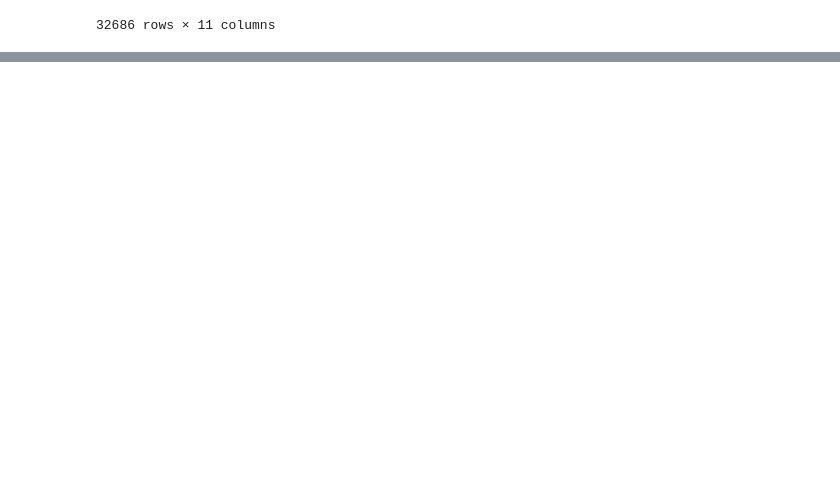
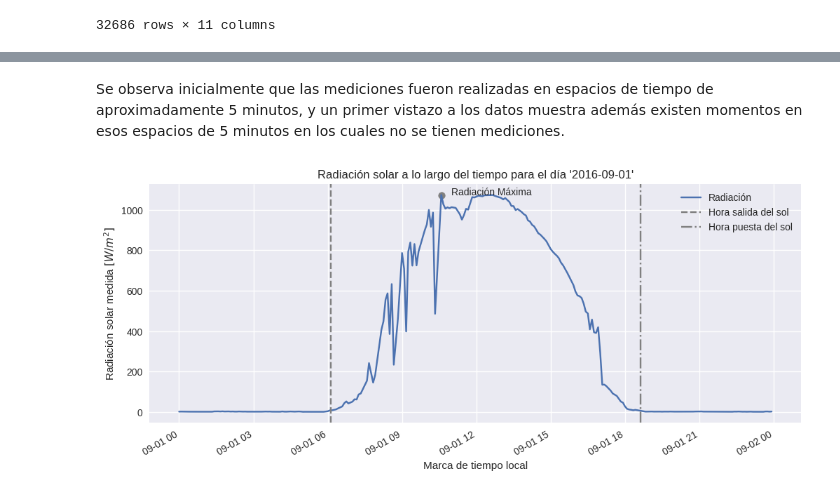
Before and after one commit to MoisesGuerreroUdeA/Seminario-Analitica-CDatos, a Jupyter notebook: jupyter/ME03/ME03_dataset2.ipynb, the cells around one changed output, grey strips where cells are left out. Saved outputs shown, nothing was run; the diff lists cells and outputs as text; code cells hidden in the pictures; blank space fills up the shorter version.

Commit message:
Actualización notebook ME03 análisis y descripción datos

```diff
--- a/jupyter/ME03/ME03_dataset2.ipynb
+++ b/jupyter/ME03/ME03_dataset2.ipynb
@@ -111,0 +195,4 @@ df
+# %%
+df['TimeSunRise'] = pd.to_datetime(df['Data'].str.replace('12:00:00 AM', '') + df['TimeSunRise'], format = '%m/%d/%Y %H:%M:%S')
+df['TimeSunSet'] = pd.to_datetime(df['Data'].str.replace('12:00:00 AM', '') + df['TimeSunSet'], format = '%m/%d/%Y %H:%M:%S')
+df
@@ -111,0 +243,7 @@ df
+# %%
+df['Temperature'] = (df['Temperature'] - 32) * (5/9)
+df['Speed'] = df['Speed'] * 0.44704
+# %%
+# Reordenamos y seleccionamos las columnas que usaremos
+df_prep = df[['DatetimeUTC', 'DatetimeLocal', 'Radiation', 'Temperature', 'Pressure', 'Humidity', 'WindDirection(Degrees)', 'Speed', 'TimeSunRise', 'TimeSunSet']].copy()
+df_prep
@@ -141,0 +310,2 @@ df.describe(include='all')
+# %%
+dia_mediciones = '2016-09-01'
@@ -141,0 +328,37 @@ df.describe(include='all')
+# %% [markdown]
+Se observa inicialmente que las mediciones fueron realizadas en espacios de tiempo de aproximadamente 5 minutos, y un primer vistazo a los datos muestra además existen momentos en esos espacios de 5 minutos en los cuales no se tienen mediciones.
+# %%
+# Configuración de estilo de gráficos
+plt.rcParams['image.cmap'] = "bwr"
+plt.rcParams['savefig.bbox'] = "tight"
+plt.style.use('seaborn-v0_8')
+
+# Gráfico a lo largo del tiempo para un día
+df_prep[df_prep.DatetimeLocal.between(f'{dia_mediciones} 00:00:00', f'{dia_mediciones} 23:59:59')].plot(
+    x = 'DatetimeLocal',
+    y = 'Radiation',
+    grid = True,
+    label='Radiación',
+    figsize = (12, 5),
+    fontsize = 10)
+
+# Obtenemos el valor máximo de radiación medido en el día
+df_prep_day = df_prep[df_prep.DatetimeLocal.between(f'{dia_mediciones} 00:00:00', f'{dia_mediciones} 23:59:59')]
+df_prep_max_rad = df_prep_day[df_prep_day.Radiation == df_prep_day.Radiation.max()]
+
+# Radiación máxima medida en el día
+plt.scatter(df_prep_max_rad['DatetimeLocal'], df_prep_max_rad['Radiation'], c='gray')
+plt.annotate('Radiación Máxima', (df_prep_max_rad['DatetimeLocal'], df_prep_max_rad['Radiation']),
+             textcoords="offset points", xytext=(10,0), ha='left')
+
+# Horas de salida y puesta del sol
+plt.axvline(x=df_prep_max_rad['TimeSunRise'], color='gray', linestyle='--', label = 'Hora salida del sol')
+plt.axvline(x=df_prep_max_rad['TimeSunSet'], color='gray', linestyle='-.', label = 'Hora puesta del sol')
+
+plt.xlabel('Marca de tiempo local')
+plt.ylabel('Radiación solar medida $[W/m^{2}]$')
+plt.title(f'Radiación solar a lo largo del tiempo para el día \'{dia_mediciones}\'')
+plt.legend()
+plt.show()
+# %% [output]
+[figure, added]
```
Also changed, not shown: parts of 31 cells of this notebook.
